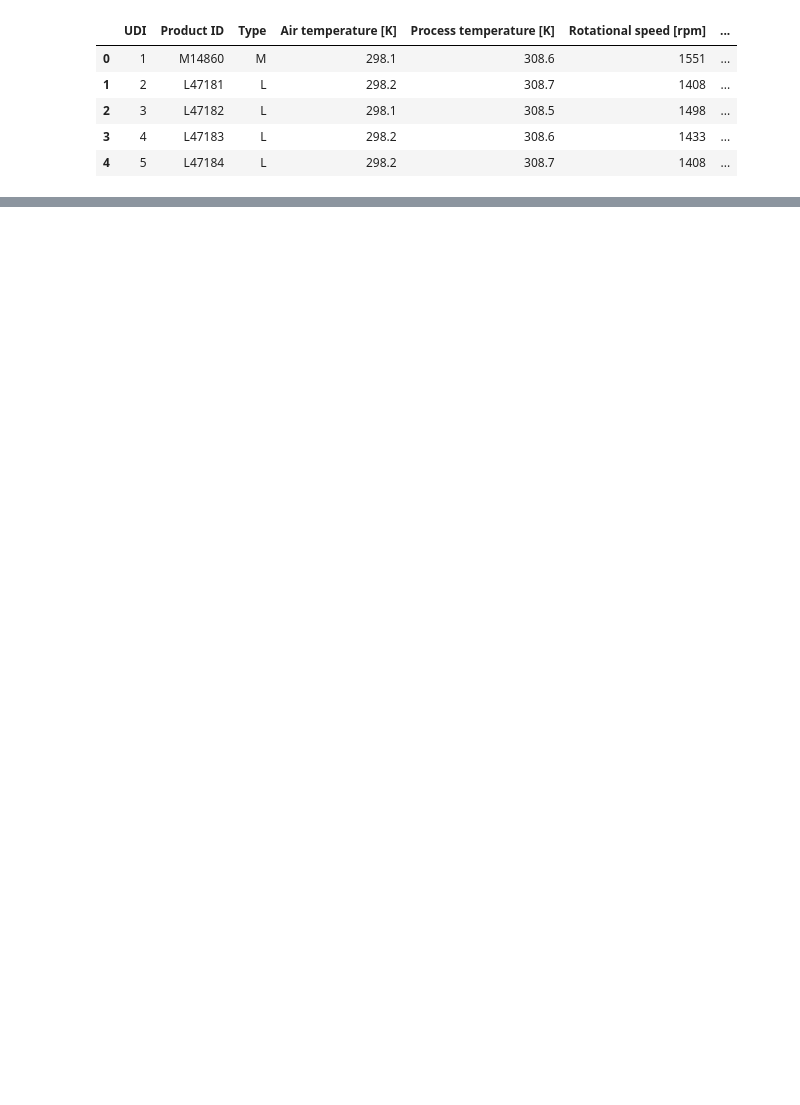
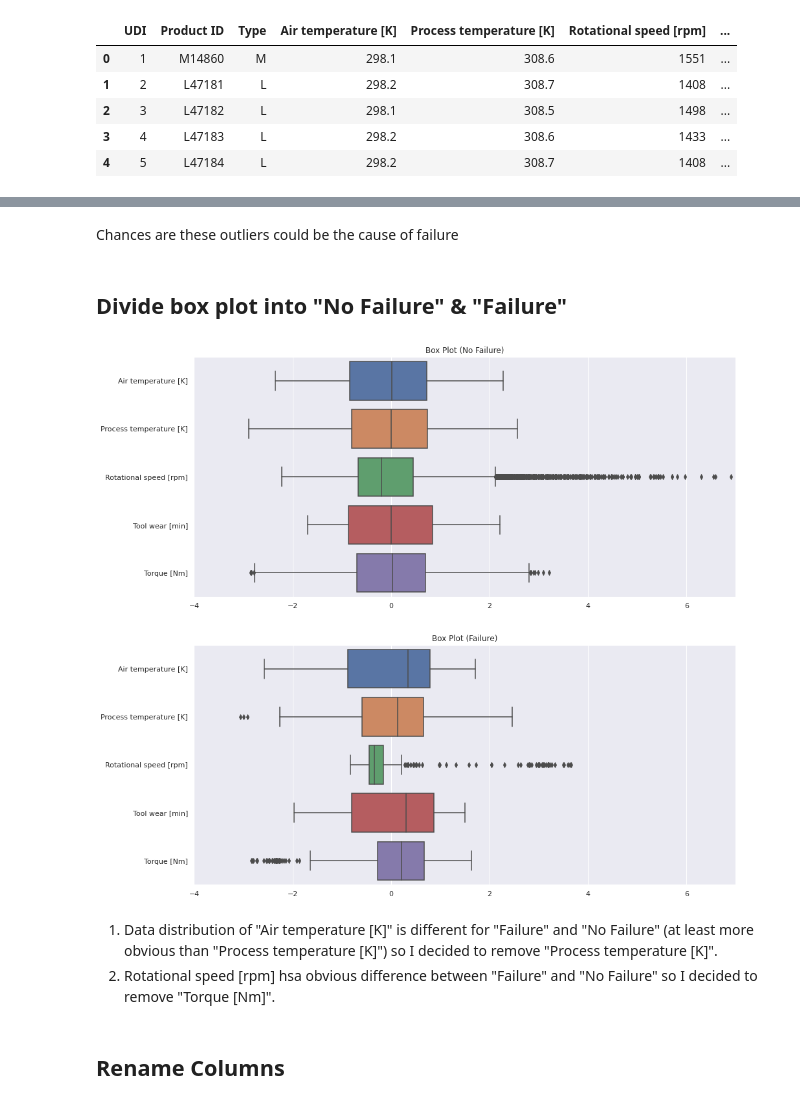
Before and after one commit to badreddine124/Predictive_Maintenance_Problem, a Jupyter notebook: predictive-maintenance (multi-classes).ipynb, the cells around one changed output, grey strips where cells are left out. Drawn from its saved outputs; the diff is of its cells as text; code cells hidden in the pictures; blank space fills up the shorter version.

```diff
--- a/predictive-maintenance (multi-classes).ipynb
+++ b/predictive-maintenance (multi-classes).ipynb
@@ -22,7 +70,6 @@ from imblearn.over_sampling import SMOTE
 # Loading Data
 # %%
-df = pd.read_csv(r'predictive_maintenance.csv')
-
+df = pd.read_csv('../input/machine-predictive-maintenance-classification/predictive_maintenance.csv')
 df.head()
 # %% [output]
 |  | UDI | Product ID | Type | Air temperature [K] | Process temperature [K] | Rotational speed [rpm] | ... |
@@ -87,0 +187,33 @@ plt.show()
+# %% [markdown]
+Chances are these outliers could be the cause of failure
+# %% [markdown]
+<a id="divide-box-plot"></a>
+## Divide box plot into "No Failure" & "Failure"
+# %%
+plt.figure(figsize=(15,15))
+df_drop = df.drop(columns=['Target','Product ID', 'UDI','Type'])
+
+plt.subplot(2,1,1)
+df_no_fail = df_drop[df_drop['Failure Type']=="No Failure"]
+# pl = sns.boxplot(data=df_no_fail)
+df_normalize=(df_no_fail-df_no_fail.mean())/df_no_fail.std()
+pl=sns.boxplot(data=df_normalize.drop(columns='Failure Type'), orient = 'h')
+pl.set_xlim([-4, 7])
+pl.set_title("Box Plot (No Failure)")
+
+plt.subplot(2,1,2)
+df_fail = df_drop[df_drop['Failure Type']!="No Failure"]
+# pl = sns.boxplot(data=df_no_fail)
+df_normalize=(df_fail-df_fail.mean())/df_fail.std()
+pl=sns.boxplot(data=df_normalize.drop(columns='Failure Type'), orient = 'h')
+pl.set_xlim([-4, 7])
+pl.set_title("Box Plot (Failure)")
+plt.show()
+# %% [output]
+[figure, added]
+# %% [markdown]
+1. Data distribution of "Air temperature \[K\]" is different for "Failure" and "No Failure" (at least more obvious than "Process temperature \[K\]") so I decided to remove "Process temperature \[K\]".
+2. Rotational speed \[rpm\] hsa obvious difference between "Failure" and "No Failure" so I decided to remove "Torque \[Nm\]".
+# %% [markdown]
+<a id="rename-columns"></a>
+## Rename Columns
```
Also changed, not shown: parts of 94 cells of this notebook.
